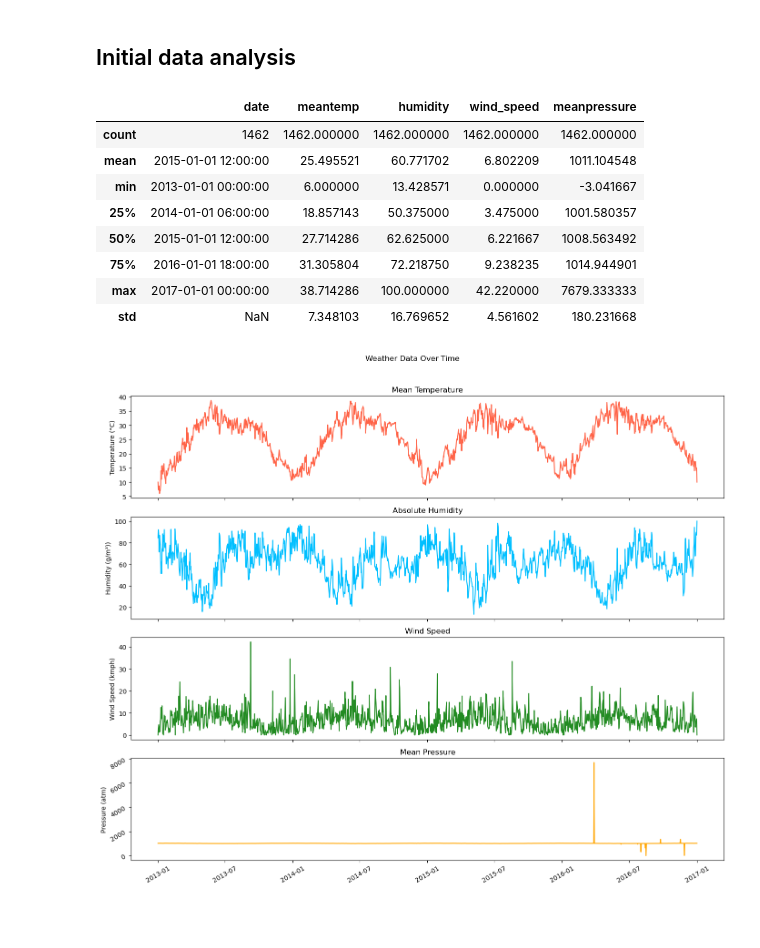
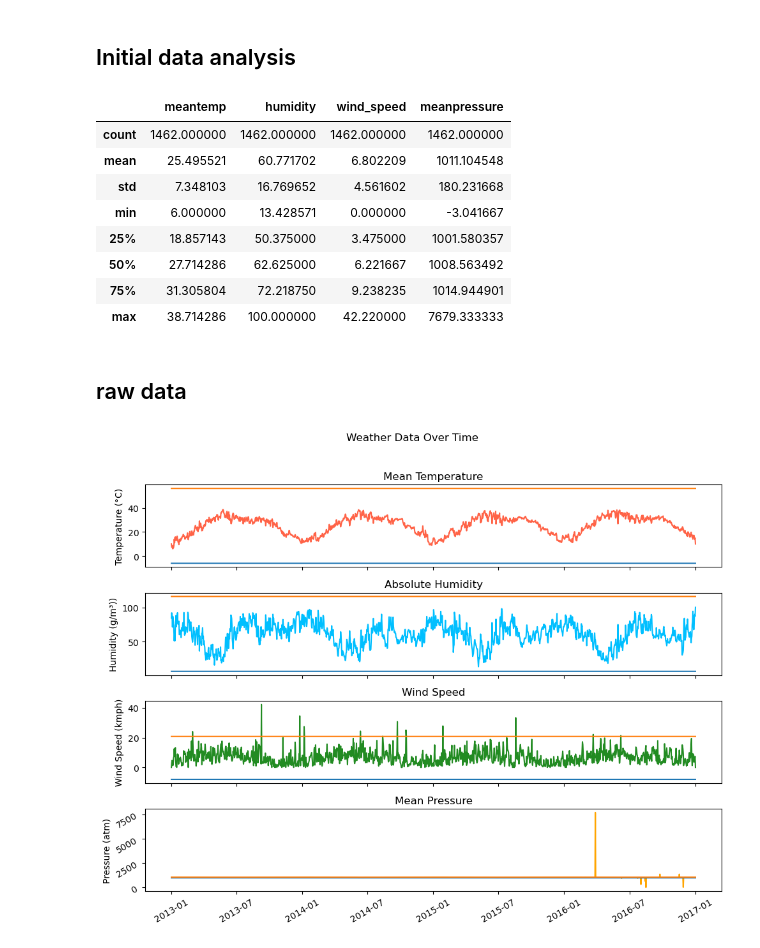
Before and after one commit to Jookare/ADAML-project2, a Jupyter notebook: initial_analysis.ipynb, the cells around one changed output. Saved outputs shown, nothing was run; the diff lists cells and outputs as text; code cells hidden in the pictures; blank space fills up the shorter version.

Commit message:
Update the data preproess

```diff
--- a/initial_analysis.ipynb
+++ b/initial_analysis.ipynb
@@ -4,6 +4,7 @@
 import pandas as pd
 import numpy as np
 import matplotlib.pyplot as plt
+from utils import remove_outliers
 
 # Path to the data
 data_path = "./data/ClimateTrain.csv"
@@ -11,46 +12,45 @@ data_path = "./data/ClimateTrain.csv"
 # Read as pandas dataframe and transform dates to datetime
 df = pd.read_csv(data_path)
 df['date'] = pd.to_datetime(df['date'])
+df.set_index('date', inplace=True)
 
 # Plot description
 df.describe()
 # %% [output]
-|  | date | meantemp | humidity | wind_speed | meanpressure |
-| count | 1462 | 1462.000000 | 1462.000000 | 1462.000000 | 1462.000000 |
-| mean | 2015-01-01 12:00:00 | 25.495521 | 60.771702 | 6.802209 | 1011.104548 |
-| min | 2013-01-01 00:00:00 | 6.000000 | 13.428571 | 0.000000 | -3.041667 |
-| 25% | 2014-01-01 06:00:00 | 18.857143 | 50.375000 | 3.475000 | 1001.580357 |
-| 50% | 2015-01-01 12:00:00 | 27.714286 | 62.625000 | 6.221667 | 1008.563492 |
-| 75% | 2016-01-01 18:00:00 | 31.305804 | 72.218750 | 9.238235 | 1014.944901 |
-| max | 2017-01-01 00:00:00 | 38.714286 | 100.000000 | 42.220000 | 7679.333333 |
-| std | NaN | 7.348103 | 16.769652 | 4.561602 | 180.231668 |
+|  | meantemp | humidity | wind_speed | meanpressure |
+| count | 1462.000000 | 1462.000000 | 1462.000000 | 1462.000000 |
+| mean | 25.495521 | 60.771702 | 6.802209 | 1011.104548 |
+| std | 7.348103 | 16.769652 | 4.561602 | 180.231668 |
+| min | 6.000000 | 13.428571 | 0.000000 | -3.041667 |
+| 25% | 18.857143 | 50.375000 | 3.475000 | 1001.580357 |
+| 50% | 27.714286 | 62.625000 | 6.221667 | 1008.563492 |
+| 75% | 31.305804 | 72.218750 | 9.238235 | 1014.944901 |
+| max | 38.714286 | 100.000000 | 42.220000 | 7679.333333 |
+# %% [markdown]
+## raw data
 # %%
+fig, axes = plt.subplots(4, 1, figsize=(10, 8), sharex=True)  # 4 rows, 1 column
+fig.suptitle("Weather Data Over Time")
+titles = ["Mean Temperature", "Absolute Humidity", "Wind Speed", "Mean Pressure"]
+ylabels = ["Temperature (°C)", "Humidity (g/m³))", "Wind Speed (kmph)", "Pressure (atm)"]
+colors = ["tomato", "deepskyblue", "forestgreen", "orange"]
 
-fig, axes = plt.subplots(4, 1, figsize=(14, 12), sharex=True)  # 4 rows, 1 column
-fig.suptitle("Weather Data Over Time")
+for idx, var in enumerate(df.columns):
 
-# Plot each variable
-axes[0].plot(df['date'], df['meantemp'], color="tomato")
-axes[0].set_ylabel("Temperature (°C)")
-axes[0].set_title("Mean Temperature")
+    axes[idx].plot( df[var], color=colors[idx])
+    axes[idx].set_ylabel(ylabels[idx])
+    axes[idx].set_title(titles[idx])
 
-axes[1].plot(df['date'], df['humidity'], color="deepskyblue")
-axes[1].set_ylabel("Humidity (g/m³))")
-axes[1].set_title("Absolute Humidity")
-
-axes[2].plot(df['date'], df['wind_speed'], color="forestgreen")
-axes[2].set_ylabel("Wind Speed (kmph)")
-axes[2].set_title("Wind Speed")
-
-axes[3].plot(df['date'], df['meanpressure'], color="orange")
-axes[3].set_ylabel("Pressure (atm)")
-axes[3].set_title("Mean Pressure")
+    #* Optional
+    _, fence_low, fence_high = remove_outliers(df, var)
+    axes[idx].plot(df.index, len(df[var])*[fence_low])
+    axes[idx].plot(df.index, len(df[var])*[fence_high])
 
 # Set x-axis major ticks to show selective dates only
 axes[3].tick_params(rotation=30)
 
 # Adjust layout to avoid overlap
 plt.tight_layout(rect=[0, 0, 1, 0.96])  # Adjust layout to accommodate suptitle
 plt.show()
 # %% [output]
-[figure, old version]
+[figure, new version]
```
Also changed, not shown: parts of 3 cells of this notebook, 3 other files.
